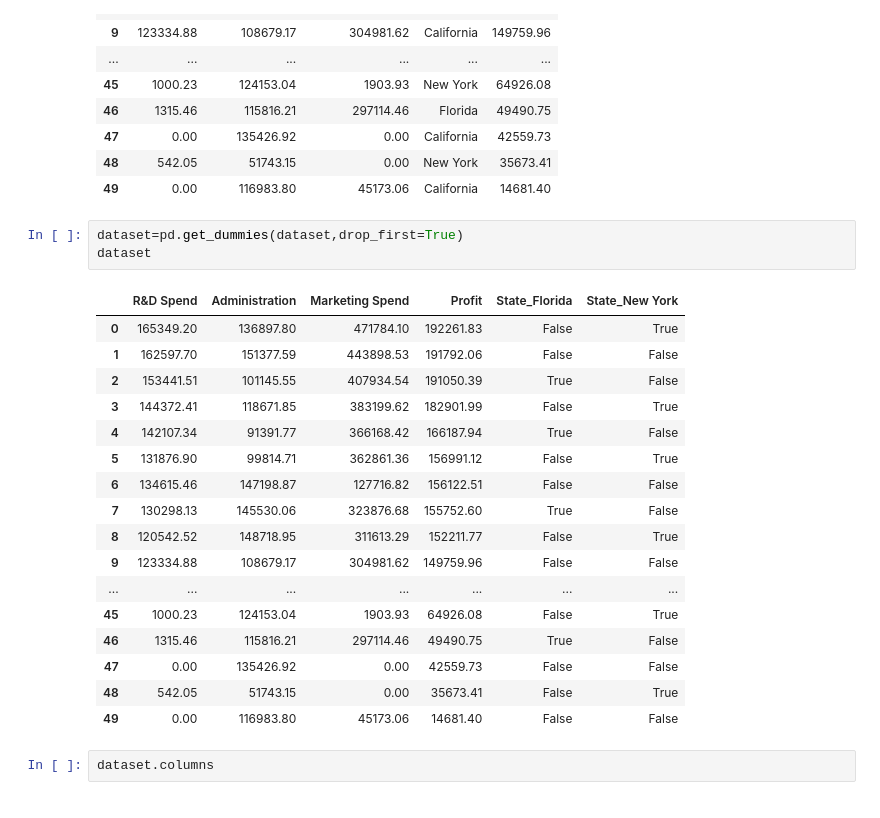
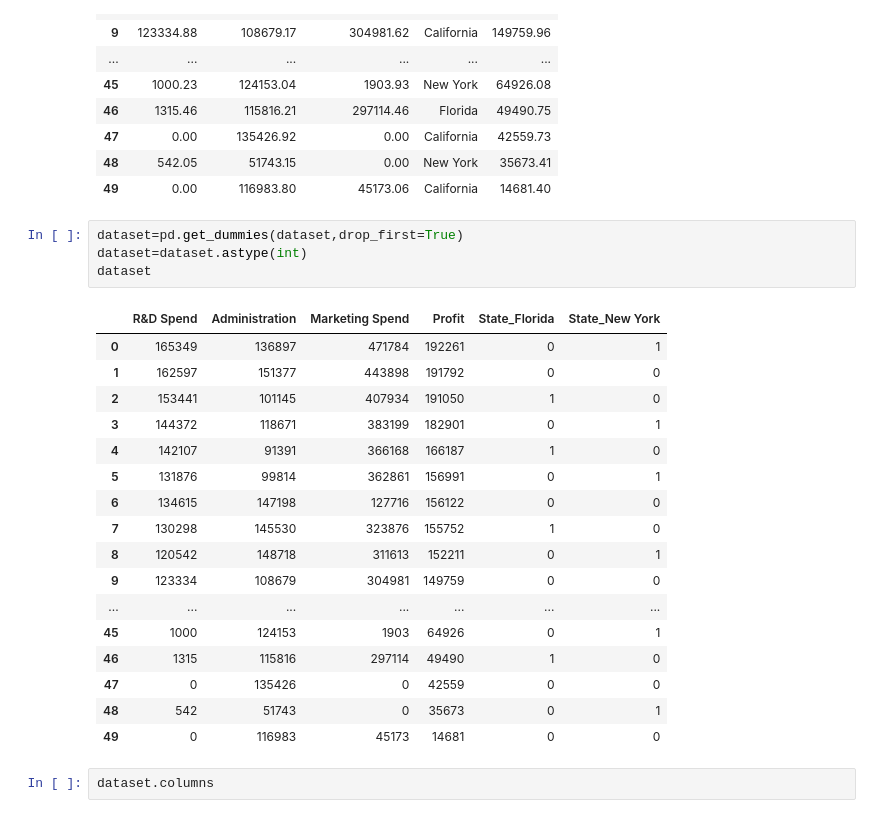
Before and after one commit to HopeAIDhana/machine-learning, a Jupyter notebook: Decision Tree Regression.ipynb, the cells around one changed output. Cells and saved outputs as stored; diff of their text form.

```diff
--- a/Decision Tree Regression.ipynb
+++ b/Decision Tree Regression.ipynb
@@ -24,25 +24,26 @@ dataset
 | 49 | 0.00 | 116983.80 | 45173.06 | California | 14681.40 |
 # %%
 dataset=pd.get_dummies(dataset,drop_first=True)
+dataset=dataset.astype(int)
 dataset
 # %% [output]
 |  | R&D Spend | Administration | Marketing Spend | Profit | State_Florida | State_New York |
-| 0 | 165349.20 | 136897.80 | 471784.10 | 192261.83 | False | True |
-| 1 | 162597.70 | 151377.59 | 443898.53 | 191792.06 | False | False |
-| 2 | 153441.51 | 101145.55 | 407934.54 | 191050.39 | True | False |
-| 3 | 144372.41 | 118671.85 | 383199.62 | 182901.99 | False | True |
-| 4 | 142107.34 | 91391.77 | 366168.42 | 166187.94 | True | False |
-| 5 | 131876.90 | 99814.71 | 362861.36 | 156991.12 | False | True |
-| 6 | 134615.46 | 147198.87 | 127716.82 | 156122.51 | False | False |
-| 7 | 130298.13 | 145530.06 | 323876.68 | 155752.60 | True | False |
-| 8 | 120542.52 | 148718.95 | 311613.29 | 152211.77 | False | True |
-| 9 | 123334.88 | 108679.17 | 304981.62 | 149759.96 | False | False |
+| 0 | 165349 | 136897 | 471784 | 192261 | 0 | 1 |
+| 1 | 162597 | 151377 | 443898 | 191792 | 0 | 0 |
+| 2 | 153441 | 101145 | 407934 | 191050 | 1 | 0 |
+| 3 | 144372 | 118671 | 383199 | 182901 | 0 | 1 |
+| 4 | 142107 | 91391 | 366168 | 166187 | 1 | 0 |
+| 5 | 131876 | 99814 | 362861 | 156991 | 0 | 1 |
+| 6 | 134615 | 147198 | 127716 | 156122 | 0 | 0 |
+| 7 | 130298 | 145530 | 323876 | 155752 | 1 | 0 |
+| 8 | 120542 | 148718 | 311613 | 152211 | 0 | 1 |
+| 9 | 123334 | 108679 | 304981 | 149759 | 0 | 0 |
 | ... | ... | ... | ... | ... | ... | ... |
-| 45 | 1000.23 | 124153.04 | 1903.93 | 64926.08 | False | True |
-| 46 | 1315.46 | 115816.21 | 297114.46 | 49490.75 | True | False |
-| 47 | 0.00 | 135426.92 | 0.00 | 42559.73 | False | False |
-| 48 | 542.05 | 51743.15 | 0.00 | 35673.41 | False | True |
-| 49 | 0.00 | 116983.80 | 45173.06 | 14681.40 | False | False |
+| 45 | 1000 | 124153 | 1903 | 64926 | 0 | 1 |
+| 46 | 1315 | 115816 | 297114 | 49490 | 1 | 0 |
+| 47 | 0 | 135426 | 0 | 42559 | 0 | 0 |
+| 48 | 542 | 51743 | 0 | 35673 | 0 | 1 |
+| 49 | 0 | 116983 | 45173 | 14681 | 0 | 0 |
 # %%
 dataset.columns
 # %% [output]
```
Also changed, not shown: parts of 13 cells of this notebook.
